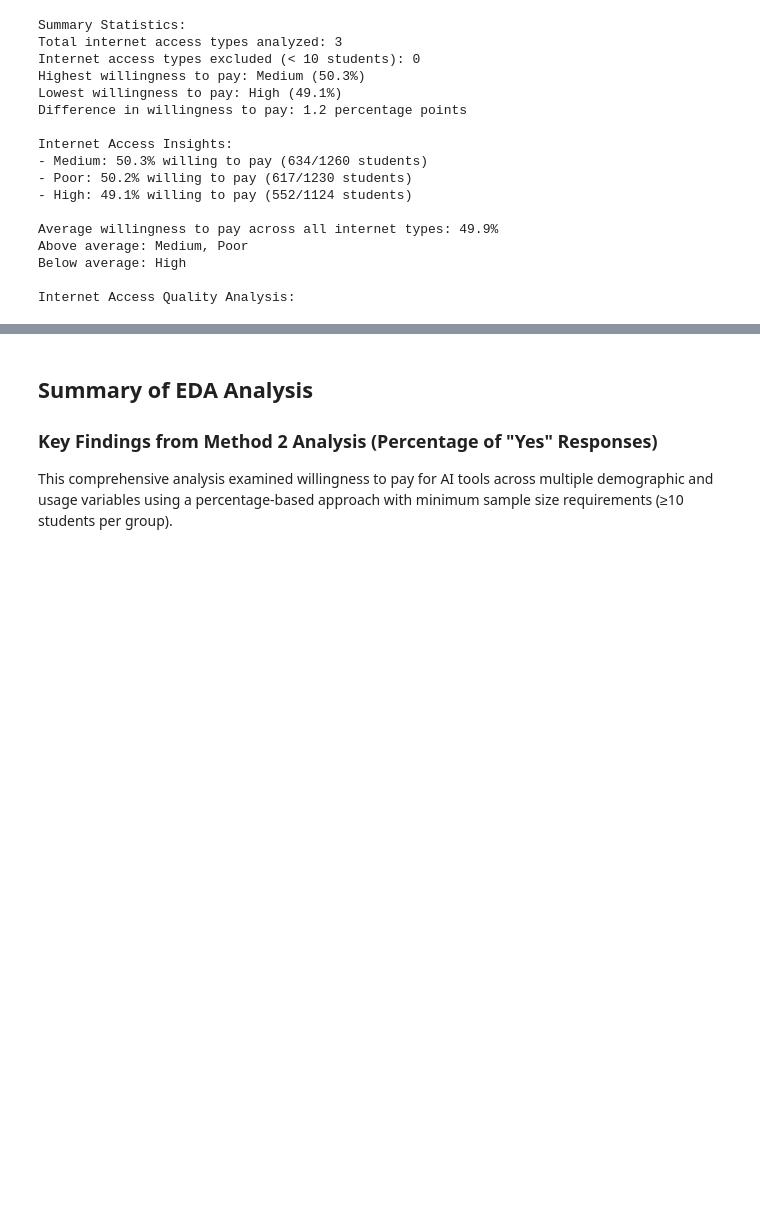
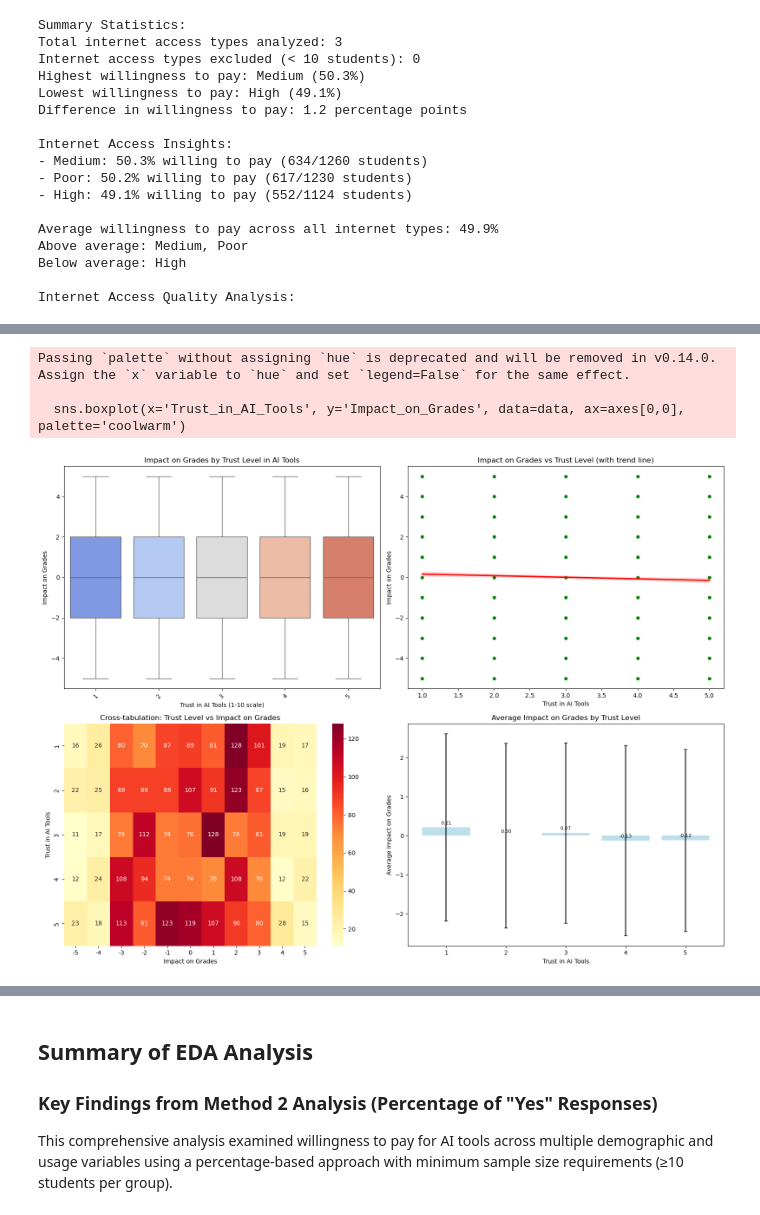
Before and after one commit to jackson9413/Project, a Jupyter notebook: 2_EDA_Analysis.ipynb, the cells around one changed output, grey strips where cells are left out. Cells and saved outputs as stored; diff of their text form; code cells hidden in the pictures; blank space fills up the shorter version.

```diff
--- a/2_EDA_Analysis.ipynb
+++ b/2_EDA_Analysis.ipynb
@@ -1301,0 +1473,80 @@ Internet Access Quality Analysis:
+# %%
+# Analyze relationship between Trust in AI Tools and Impact on Grades
+fig, axes = plt.subplots(2, 2, figsize=(16, 12))
+
+# 1. Box plot - Trust level vs Impact on Grades
+sns.boxplot(x='Trust_in_AI_Tools', y='Impact_on_Grades', data=data, ax=axes[0,0], palette='coolwarm')
+axes[0,0].set_title('Impact on Grades by Trust Level in AI Tools')
+axes[0,0].set_xlabel('Trust in AI Tools (1-10 scale)')
+axes[0,0].set_ylabel('Impact on Grades')
+axes[0,0].tick_params(axis='x', rotation=45)
+
+# 2. Scatter plot with regression line
+sns.scatterplot(x='Trust_in_AI_Tools', y='Impact_on_Grades', data=data, ax=axes[0,1], alpha=0.6, color='green')
+sns.regplot(x='Trust_in_AI_Tools', y='Impact_on_Grades', data=data, ax=axes[0,1], scatter=False, color='red')
+axes[0,1].set_title('Impact on Grades vs Trust Level (with trend line)')
+axes[0,1].set_xlabel('Trust in AI Tools')
+axes[0,1].set_ylabel('Impact on Grades')
+
+# 3. Heatmap showing cross-tabulation
+trust_impact_crosstab = pd.crosstab(data['Trust_in_AI_Tools'], data['Impact_on_Grades'])
+sns.heatmap(trust_impact_crosstab, annot=True, fmt='d', ax=axes[1,0], cmap='YlOrRd')
+axes[1,0].set_title('Cross-tabulation: Trust Level vs Impact on Grades')
+axes[1,0].set_xlabel('Impact on Grades')
+axes[1,0].set_ylabel('Trust in AI Tools')
+
+# 4. Average impact by trust level
+trust_impact_avg = data.groupby('Trust_in_AI_Tools')['Impact_on_Grades'].agg(['mean', 'std', 'count']).reset_index()
+bars = axes[1,1].bar(trust_impact_avg['Trust_in_AI_Tools'], trust_impact_avg['mean'],
+                     yerr=trust_impact_avg['std'], capsize=3, color='lightblue', alpha=0.8)
+axes[1,1].set_title('Average Impact on Grades by Trust Level')
+axes[1,1].set_xlabel('Trust in AI Tools')
+axes[1,1].set_ylabel('Average Impact on Grades')
+
+# Add value labels on bars
+for bar, mean_val in zip(bars, trust_impact_avg['mean']):
+    if not pd.isna(mean_val):
+        axes[1,1].text(bar.get_x() + bar.get_width()/2, bar.get_height() + 0.05,
+                       f'{mean_val:.2f}', ha='center', va='bottom', fontsize=8)
+
+plt.tight_layout()
+plt.show()
+
+# Calculate correlation
+trust_impact_correlation = data['Trust_in_AI_Tools'].corr(data['Impact_on_Grades'])
+print(f"\nCorrelation between Trust in AI Tools and Impact on Grades: {trust_impact_correlation:.3f}")
+
+# Detailed statistics by trust level
+print("\nAverage Impact on Grades by Trust Level:")
+print("=" * 60)
+print(f"{'Trust Level':<12} {'Count':<8} {'Avg Impact':<12} {'Std Dev':<12} {'Min Impact':<12} {'Max Impact':<12}")
+print("-" * 80)
+for trust_level in sorted(data['Trust_in_AI_Tools'].unique()):
+    subset = data[data['Trust_in_AI_Tools'] == trust_level]['Impact_on_Grades']
+    if len(subset) > 0:
+        print(f"{trust_level:<12} {len(subset):<8} {subset.mean():<12.2f} {subset.std():<12.2f} {subset.min():<12.1f} {subset.max():<12.1f}")
+
+# High vs Low trust analysis
+high_trust = data[data['Trust_in_AI_Tools'] >= 8]['Impact_on_Grades']
+low_trust = data[data['Trust_in_AI_Tools'] <= 4]['Impact_on_Grades']
+
+if len(high_trust) > 0 and len(low_trust) > 0:
+    print(f"\nHigh Trust (8-10) vs Low Trust (1-4) Comparison:")
+    print(f"High Trust - Average Impact: {high_trust.mean():.2f} (n={len(high_trust)})")
+    print(f"Low Trust - Average Impact: {low_trust.mean():.2f} (n={len(low_trust)})")
+    print(f"Difference: {high_trust.mean() - low_trust.mean():.2f}")
+
+# Interpretation
+if trust_impact_correlation > 0.3:
+    print(f"\n📈 Strong positive correlation: Higher trust strongly associated with better grade impact")
+elif trust_impact_correlation > 0.1:
+    print(f"\n📊 Moderate positive correlation: Trust generally associated with positive grade impact")
+elif trust_impact_correlation > -0.1:
+    print(f"\n➡️ Weak correlation: Trust level doesn't strongly predict grade impact")
+else:
+    print(f"\n📉 Negative correlation: Higher trust unexpectedly associated with lower grade impact")
+# %% [output]
+Passing `palette` without assigning `hue` is deprecated and will be removed in v0.14.0. Assign the `x` variable to `hue` and set `legend=False` for the same effect.
+
+  sns.boxplot(x='Trust_in_AI_Tools', y='Impact_on_Grades', data=data, ax=axes[0,0], palette='coolwarm')
+[figure, added]
```
Also changed, not shown: parts of 11 cells of this notebook, 13 other files.
